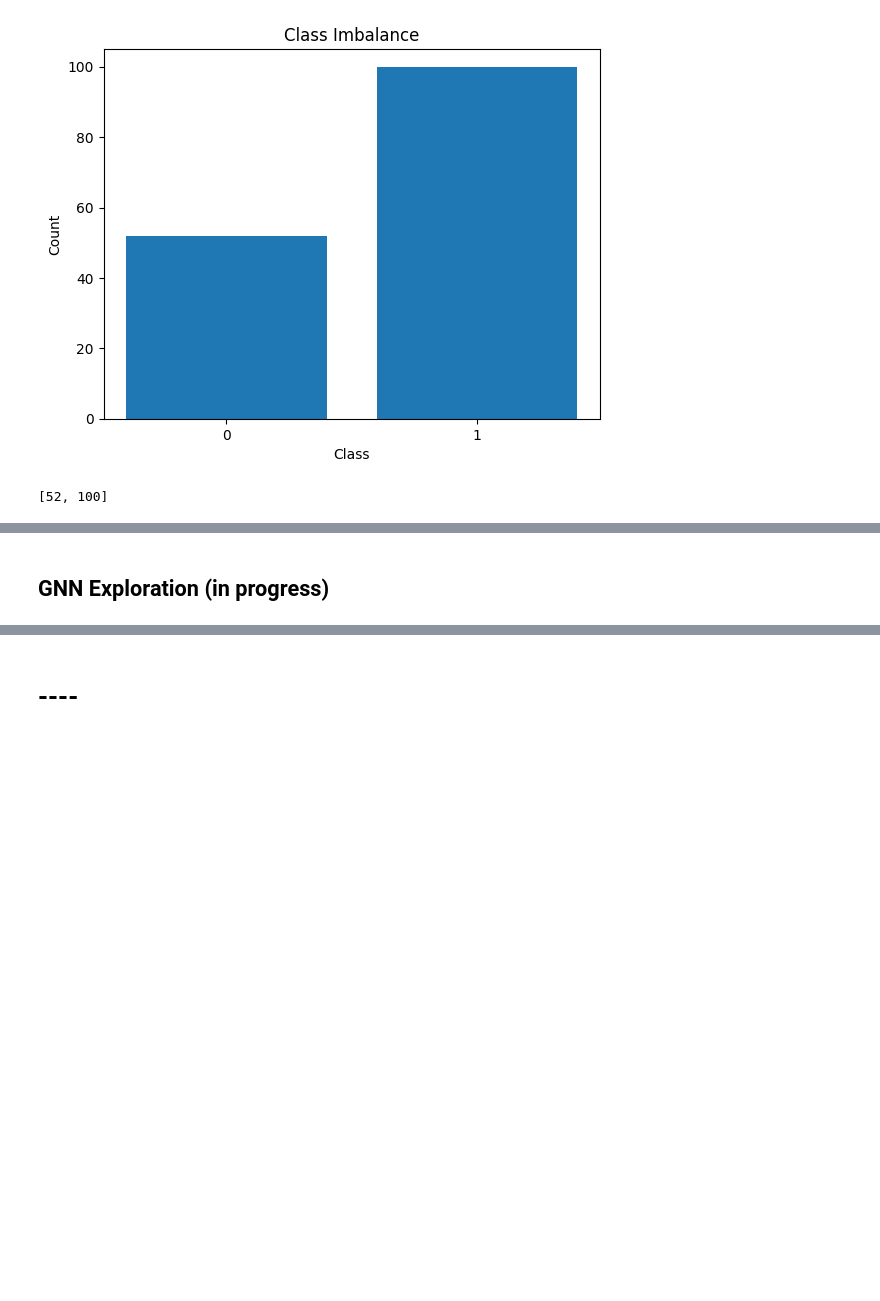
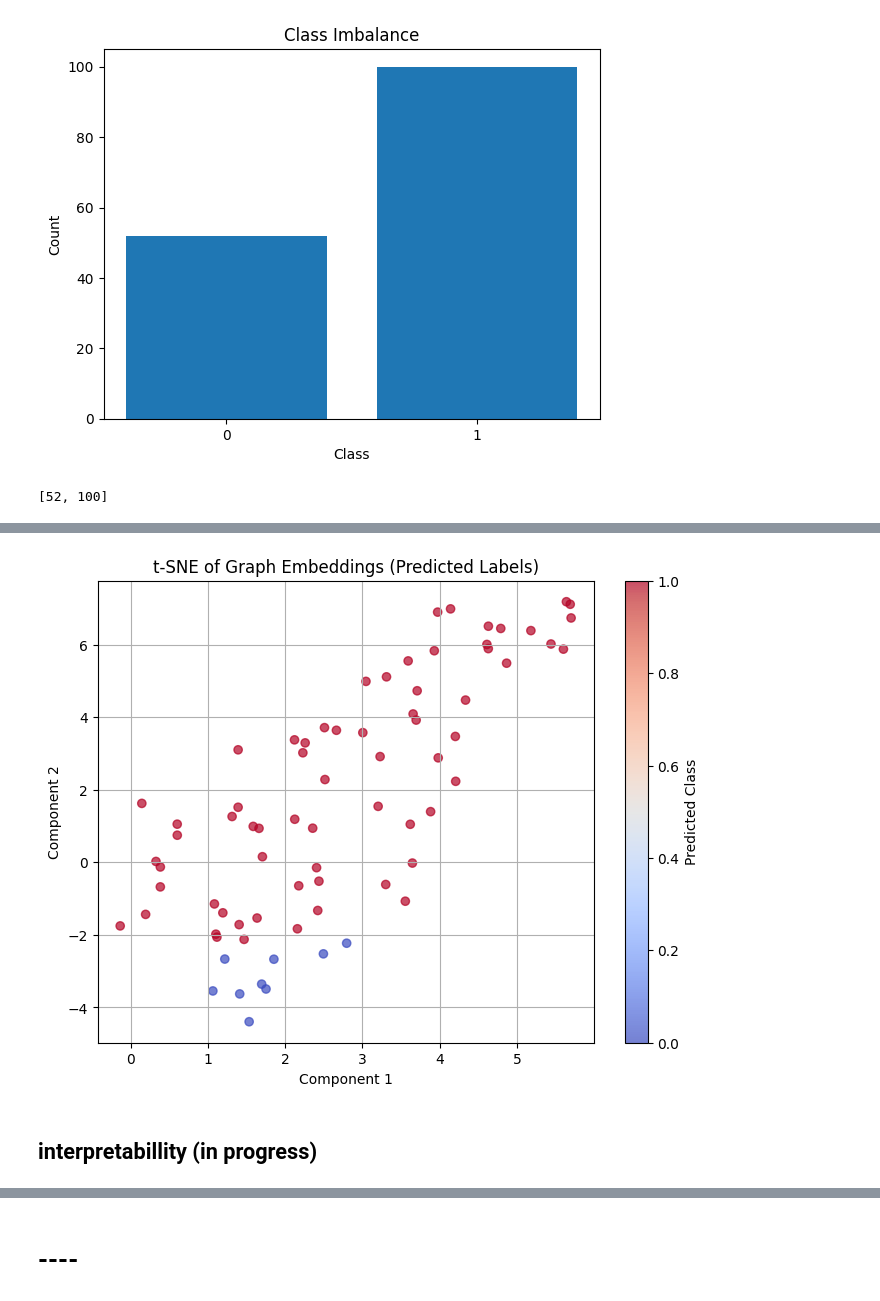
Before and after one commit to ge96lip/SPID-in-Molecular-Graphs, a Jupyter notebook: Data_exploration_and_GNNs.ipynb, the cells around one changed output, grey strips where cells are left out. Cells and saved outputs as stored; diff of their text form; code cells hidden in the pictures; blank space fills up the shorter version.

```diff
--- a/Data_exploration_and_GNNs.ipynb
+++ b/Data_exploration_and_GNNs.ipynb
@@ -179,2 +500,49 @@ DataBatch(edge_index=[2, 2382], x=[1133, 53], y=[28], batch=[1133], ptr=[29])
+# %%
+from sklearn.manifold import TSNE
+import matplotlib.pyplot as plt
+import torch
+
+model.eval()
+
+embeddings = []
+pred_labels = []
+
+for data in test_loader:
+    with torch.no_grad():
+        x = model.conv1(data.x, data.edge_index)
+        x = model.bn1(x)
+        x = F.relu(x)
+        x = model.conv2(x, data.edge_index)
+        x = model.bn2(x)
+        x = F.relu(x)
+        x = model.conv3(x, data.edge_index)
+        x = model.bn3(x)
+
+        pooled = model.pool(x, data.batch)
+        embeddings.append(pooled)
+
+        # Predict class
+        out = model.lin(F.dropout(pooled, p=0.5, training=False))
+        pred = out.argmax(dim=1)
+        pred_labels += pred.tolist()
+
+# Combine into single tensor
+embeddings = torch.cat(embeddings, dim=0).cpu().numpy()
+
+# Run t-SNE
+tsne = TSNE(n_components=2, perplexity=30, random_state=42)
+proj = tsne.fit_transform(embeddings)
+
+# Plot
+plt.figure(figsize=(8,6))
+scatter = plt.scatter(proj[:, 0], proj[:, 1], c=pred_labels, cmap='coolwarm', alpha=0.7)
+plt.colorbar(scatter, label='Predicted Class')
+plt.title('t-SNE of Graph Embeddings (Predicted Labels)')
+plt.xlabel('Component 1')
+plt.ylabel('Component 2')
+plt.grid(True)
+plt.show()
+# %% [output]
+[figure, added]
 # %% [markdown]
-## GNN Exploration (in progress)
+## interpretabillity (in progress)
```
Also changed, not shown: parts of 25 cells of this notebook.
